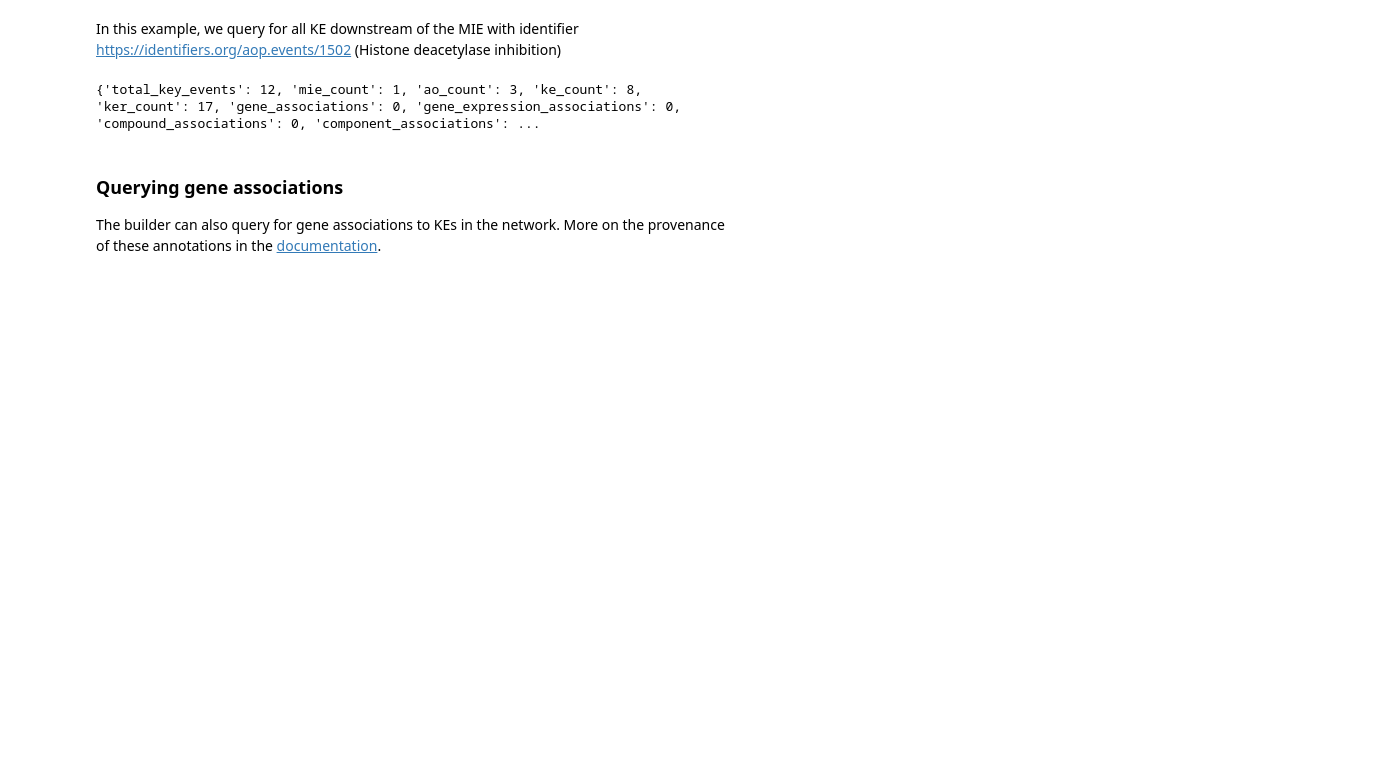
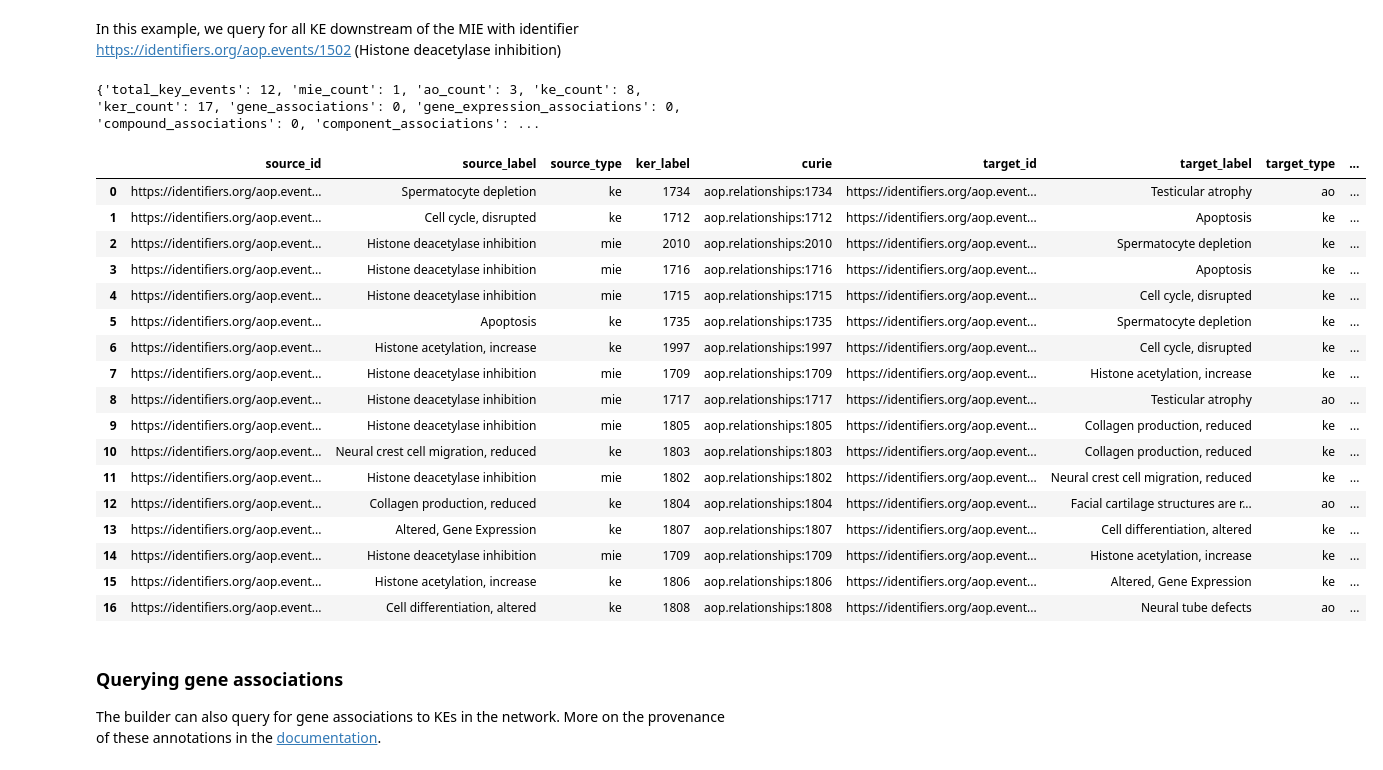
Before and after one commit to jmillanacosta/pyaop, a Jupyter notebook: docs/notebooks/00_build_from_aopwikirdf.ipynb, the cells around one changed output. Saved outputs shown, nothing was run; the diff lists cells and outputs as text; code cells hidden in the pictures; blank space fills up the shorter version.

```diff
--- a/docs/notebooks/00_build_from_aopwikirdf.ipynb
+++ b/docs/notebooks/00_build_from_aopwikirdf.ipynb
@@ -69,6 +75,28 @@ builder.query_by_identifier(
 print(builder.network.get_summary())
 # %% [output]
 {'total_key_events': 12, 'mie_count': 1, 'ao_count': 3, 'ke_count': 8, 'ker_count': 17, 'gene_associations': 0, 'gene_expression_associations': 0, 'compound_associations': 0, 'component_associations': ...
+# %%
+aop_df = pd.DataFrame(builder.network.aop_table())
+aop_df
+# %% [output]
+|  | source_id | source_label | source_type | ker_label | curie | target_id | target_label | target_type | ... |
+| 0 | https://identifiers.org/aop.event... | Spermatocyte depletion | ke | 1734 | aop.relationships:1734 | https://identifiers.org/aop.event... | Testicular atrophy | ao | ... |
+| 1 | https://identifiers.org/aop.event... | Cell cycle, disrupted | ke | 1712 | aop.relationships:1712 | https://identifiers.org/aop.event... | Apoptosis | ke | ... |
+| 2 | https://identifiers.org/aop.event... | Histone deacetylase inhibition | mie | 2010 | aop.relationships:2010 | https://identifiers.org/aop.event... | Spermatocyte depletion | ke | ... |
+| 3 | https://identifiers.org/aop.event... | Histone deacetylase inhibition | mie | 1716 | aop.relationships:1716 | https://identifiers.org/aop.event... | Apoptosis | ke | ... |
+| 4 | https://identifiers.org/aop.event... | Histone deacetylase inhibition | mie | 1715 | aop.relationships:1715 | https://identifiers.org/aop.event... | Cell cycle, disrupted | ke | ... |
+| 5 | https://identifiers.org/aop.event... | Apoptosis | ke | 1735 | aop.relationships:1735 | https://identifiers.org/aop.event... | Spermatocyte depletion | ke | ... |
+| 6 | https://identifiers.org/aop.event... | Histone acetylation, increase | ke | 1997 | aop.relationships:1997 | https://identifiers.org/aop.event... | Cell cycle, disrupted | ke | ... |
+| 7 | https://identifiers.org/aop.event... | Histone deacetylase inhibition | mie | 1709 | aop.relationships:1709 | https://identifiers.org/aop.event... | Histone acetylation, increase | ke | ... |
+| 8 | https://identifiers.org/aop.event... | Histone deacetylase inhibition | mie | 1717 | aop.relationships:1717 | https://identifiers.org/aop.event... | Testicular atrophy | ao | ... |
+| 9 | https://identifiers.org/aop.event... | Histone deacetylase inhibition | mie | 1805 | aop.relationships:1805 | https://identifiers.org/aop.event... | Collagen production, reduced | ke | ... |
+| 10 | https://identifiers.org/aop.event... | Neural crest cell migration, reduced | ke | 1803 | aop.relationships:1803 | https://identifiers.org/aop.event... | Collagen production, reduced | ke | ... |
+| 11 | https://identifiers.org/aop.event... | Histone deacetylase inhibition | mie | 1802 | aop.relationships:1802 | https://identifiers.org/aop.event... | Neural crest cell migration, reduced | ke | ... |
+| 12 | https://identifiers.org/aop.event... | Collagen production, reduced | ke | 1804 | aop.relationships:1804 | https://identifiers.org/aop.event... | Facial cartilage structures are r... | ao | ... |
+| 13 | https://identifiers.org/aop.event... | Altered, Gene Expression | ke | 1807 | aop.relationships:1807 | https://identifiers.org/aop.event... | Cell differentiation, altered | ke | ... |
+| 14 | https://identifiers.org/aop.event... | Histone deacetylase inhibition | mie | 1709 | aop.relationships:1709 | https://identifiers.org/aop.event... | Histone acetylation, increase | ke | ... |
+| 15 | https://identifiers.org/aop.event... | Histone acetylation, increase | ke | 1806 | aop.relationships:1806 | https://identifiers.org/aop.event... | Altered, Gene Expression | ke | ... |
+| 16 | https://identifiers.org/aop.event... | Cell differentiation, altered | ke | 1808 | aop.relationships:1808 | https://identifiers.org/aop.event... | Neural tube defects | ao | ... |
 # %% [markdown]
 ### Querying gene associations
 The builder can also query for gene associations to KEs in the network. More on the provenance of these annotations in the [documentation]().
```
Also changed, not shown: parts of 10 cells of this notebook, 1 other file.
